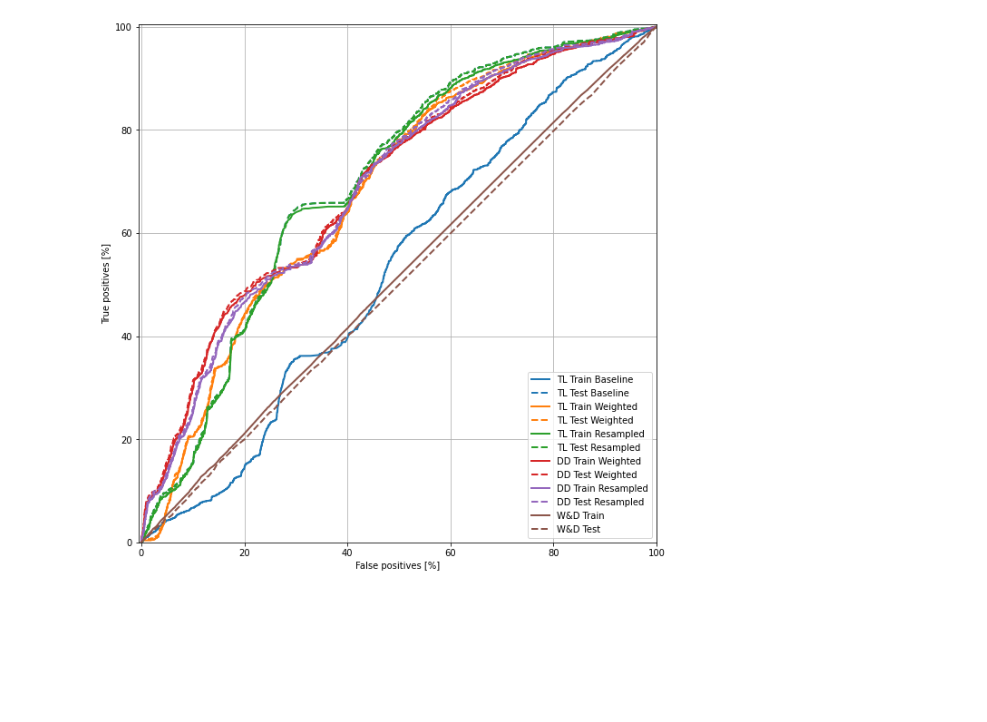
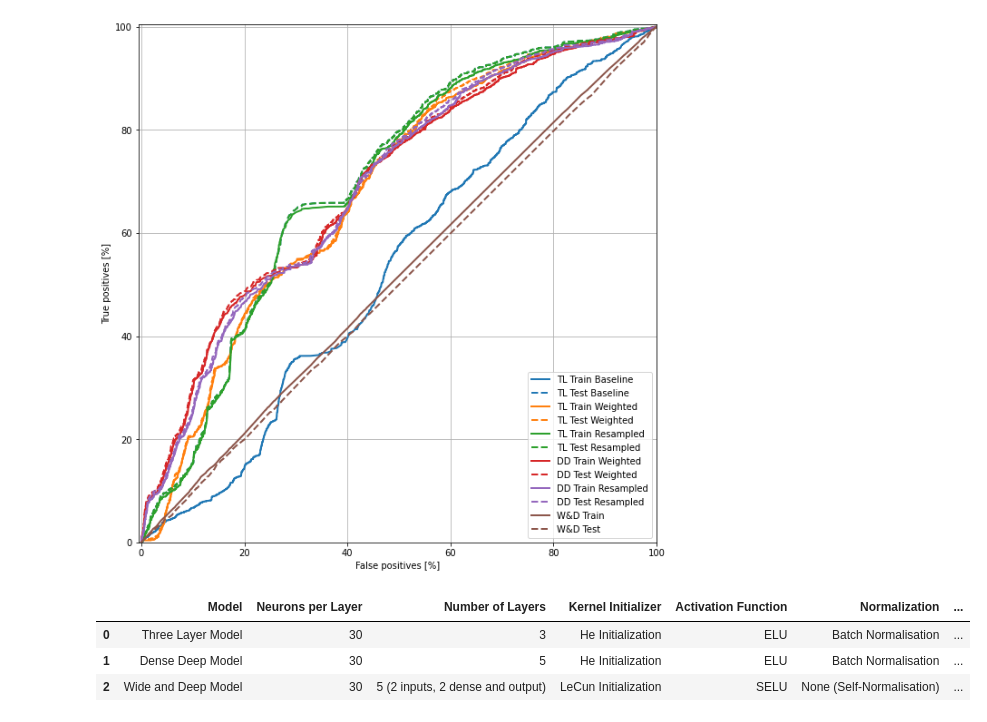
Before and after one commit to Wizzzzzzard/Deep-Learning-Project, a Jupyter notebook: Binary_Classification_Report.ipynb, the cells around one changed output. Cells and saved outputs as stored; diff of their text form; code cells hidden in the pictures; blank space fills up the shorter version.

```diff
--- a/Binary_Classification_Report.ipynb
+++ b/Binary_Classification_Report.ipynb
@@ -2152,3 +2160,43 @@ fig.set_size_inches(18.5, 10.5)
 fig.savefig('graph.png', dpi=100)
 # %% [output]
 [figure]
+# %%
+TL_HP = {"Model": "Three Layer Model",
+          "Neurons per Layer": "30",
+          "Number of Layers": "3",
+          "Kernel Initializer": "He Initialization",
+          "Activation Function": "ELU",
+          "Normalization": "Batch Normalisation",
+          "Regularisation": "l1 and l2 regularisation with Dropout if needed",
+          "Optimizer": "Nadam",
+          "Learning Rate Schedule": "1cycle"}
+
+DD_HP = {"Model": "Dense Deep Model",
+          "Neurons per Layer": "30",
+          "Number of Layers": "5",
+          "Kernel Initializer": "He Initialization",
+          "Activation Function": "ELU",
+          "Normalization": "Batch Normalisation",
+          "Regularisation": "l1 and l2 regularisation with Dropout if needed",
+          "Optimizer": "Nadam",
+          "Learning Rate Schedule": "1cycle"}
+
+WD_HP = {"Model": "Wide and Deep Model",
+          "Neurons per Layer": "30",
+          "Number of Layers": "5 (2 inputs, 2 dense and output)",
+          "Kernel Initializer": "LeCun Initialization",
+          "Activation Function": "SELU",
+          "Normalization": "None (Self-Normalisation)",
+          "Regularisation": "l1 and l2 regularisation",
+          "Optimizer": "Nadam",
+          "Learning Rate Schedule": "1cycle"}
+# %%
+hyp_dict = [TL_HP, DD_HP, WD_HP]
+
+hyp_df = pd.DataFrame(hyp_dict)
+hyp_df
+# %% [output]
+|  | Model | Neurons per Layer | Number of Layers | Kernel Initializer | Activation Function | Normalization | ... |
+| 0 | Three Layer Model | 30 | 3 | He Initialization | ELU | Batch Normalisation | ... |
+| 1 | Dense Deep Model | 30 | 5 | He Initialization | ELU | Batch Normalisation | ... |
+| 2 | Wide and Deep Model | 30 | 5 (2 inputs, 2 dense and output) | LeCun Initialization | SELU | None (Self-Normalisation) | ... |
```
Also changed, not shown: parts of 4 cells of this notebook.
